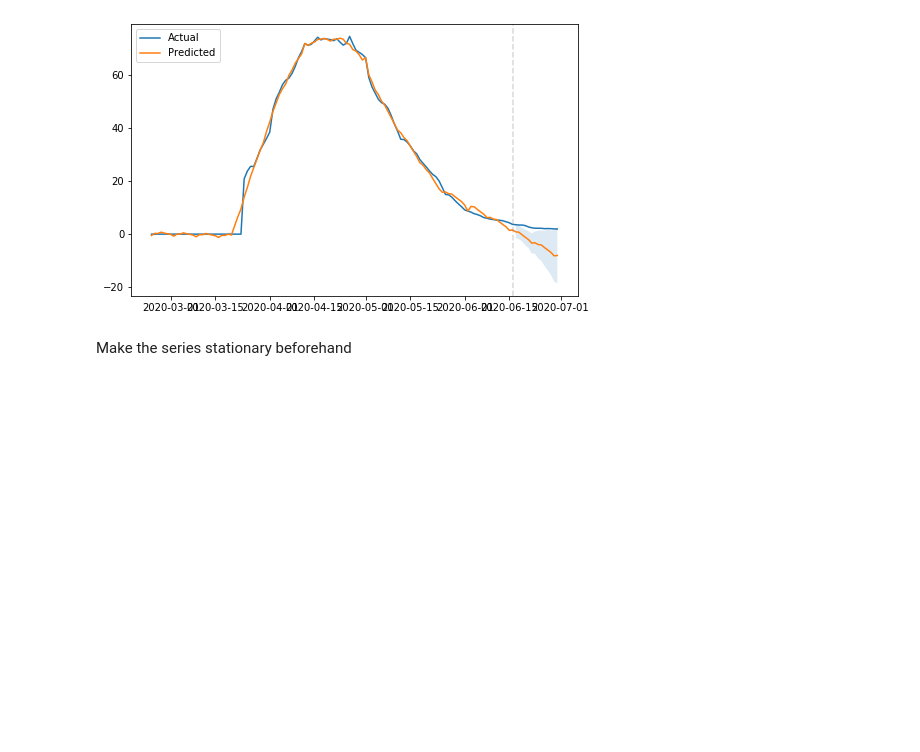
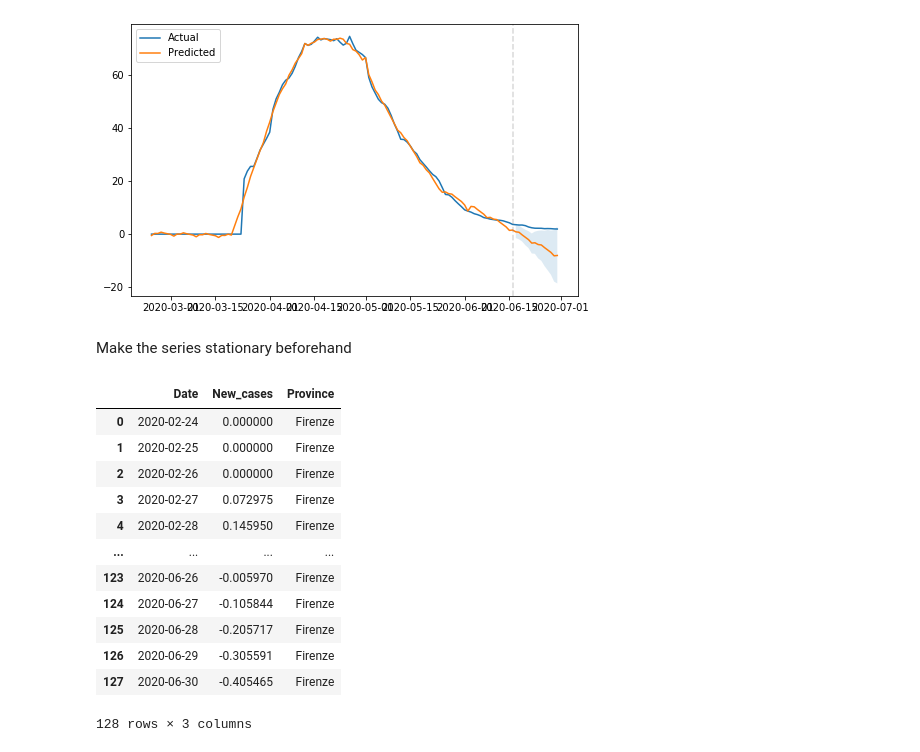
Before and after one commit to nicoloverardo/master-degree-thesis, a Jupyter notebook: notebooks/tsprophet.ipynb, the cells around one changed output. Saved outputs shown, nothing was run; the diff lists cells and outputs as text; code cells hidden in the pictures; blank space fills up the shorter version.

```diff
--- a/notebooks/tsprophet.ipynb
+++ b/notebooks/tsprophet.ipynb
@@ -620 +624,17 @@ compart = 'Cases_Stationary'
+# %%
+tmp_df
+# %% [output]
+|  | Date | New_cases | Province |
+| 0 | 2020-02-24 | 0.000000 | Firenze |
+| 1 | 2020-02-25 | 0.000000 | Firenze |
+| 2 | 2020-02-26 | 0.000000 | Firenze |
+| 3 | 2020-02-27 | 0.072975 | Firenze |
+| 4 | 2020-02-28 | 0.145950 | Firenze |
+| ... | ... | ... | ... |
+| 123 | 2020-06-26 | -0.005970 | Firenze |
+| 124 | 2020-06-27 | -0.105844 | Firenze |
+| 125 | 2020-06-28 | -0.205717 | Firenze |
+| 126 | 2020-06-29 | -0.305591 | Firenze |
+| 127 | 2020-06-30 | -0.405465 | Firenze |
+128 rows × 3 columns
 # %%
```
Also changed, not shown: parts of 10 cells of this notebook.
